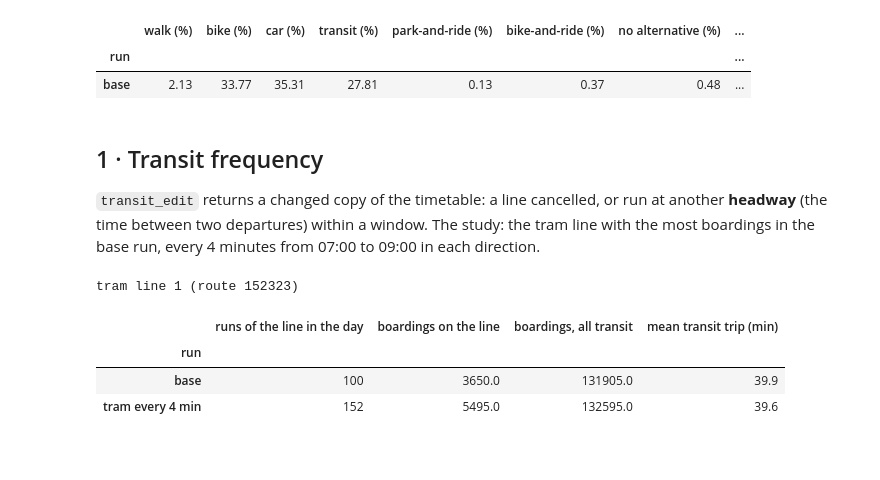
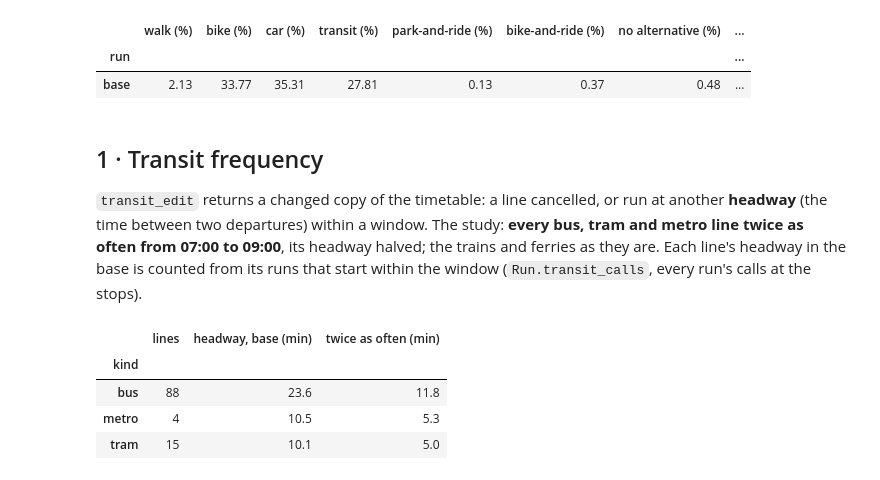
Before and after one commit to bahmanmdd/openmobisim, a Jupyter notebook: manual/tutorials/09_applications.ipynb, the cells around one changed output. Saved outputs shown, nothing was run; the diff lists cells and outputs as text; code cells hidden in the pictures; blank space fills up the shorter version.

```diff
--- a/manual/tutorials/09_applications.ipynb
+++ b/manual/tutorials/09_applications.ipynb
@@ -161,43 +163,35 @@ table("base")
 ## 1 · Transit frequency
 
 `transit_edit` returns a changed copy of the timetable: a line cancelled, or run at another **headway** (the time
-between two departures) within a window. The study: the tram line with the most boardings in the base run, every
-4 minutes from 07:00 to 09:00 in each direction.
+between two departures) within a window. The study: **every bus, tram and metro line twice as often from 07:00 to
+09:00**, its headway halved; the trains and ferries as they are. Each line's headway in the base is counted from its
+runs that start within the window (`Run.transit_calls`, every run's calls at the stops).
 # %%
 calls = base.transit_calls()
-boardings = collections.Counter()
-for line, kind, b in zip(calls["line"], calls["kind"], calls["boardings"]):
-    if kind == "tram":
-        boardings[line] += b
-line, _ = boardings.most_common(1)[0]
+first, line_of = {}, {}
+for run, name, kind, departs in zip(calls["run"], calls["line"], calls["kind"], calls["scheduled_departure_s"]):
+    if run not in first or departs < first[run]:
+        first[run] = departs  # the run's first call in the study area
+    line_of[run] = (name, kind)
+in_peak = collections.Counter(line_of[r] for r, s in first.items() if 7 * 3600 <= s < 9 * 3600)
 lines = transit.lines()
-route = next(r for r, n, k in zip(lines["route_id"], lines["name"], lines["kind"]) if n == line and k == "tram")
-frequent = ms.transit_edit(transit, headway={route: (240, 7 * 3600, 9 * 3600)})
-
-
-def tram(run, timetable):
-    c = run.transit_calls()
-    t = timetable.lines()
-    i = t["route_id"].index(route)
-    on_line = [b for ln, k, b in zip(c["line"], c["kind"], c["boardings"]) if ln == line and k == "tram"]
-    transit_mode = run.completion_by_mode["transit"]
-    return {
-        "runs of the line in the day": t["runs"][i],
-        "boardings on the line": sum(on_line),
-        "boardings, all transit": run.transit_summary["boardings"],
-        "mean transit trip (min)": transit_mode["total_travel_time_s"] / transit_mode["completed_people"] / 60,
-    }
-
-
-more = simulate("tram every 4 min", timetable=frequent)
-print(f"tram line {line} (route {route})")
-pd.DataFrame(
-    [tram(base, transit), tram(more, frequent)], index=pd.Index(["base", "tram every 4 min"], name="run")
+route_ids = collections.defaultdict(list)
+for route_id, name, kind in zip(lines["route_id"], lines["name"], lines["kind"]):
+    route_ids[(name, kind)].append(route_id)
+headways, rows = {}, []
+for (name, kind), runs_in_peak in in_peak.items():
+    if kind in ("bus", "tram", "metro") and runs_in_peak >= 2 and len(route_ids[(name, kind)]) == 1:
+        now = 2 * 7200 / runs_in_peak  # seconds between departures: two directions over two hours
+        headways[route_ids[(name, kind)][0]] = (max(60, round(now / 2)), 7 * 3600, 9 * 3600)
+        rows.append({"kind": kind, "headway, base (min)": now / 60, "twice as often (min)": now / 120})
+double = ms.transit_edit(transit, headway=headways)
+pd.DataFrame(rows).groupby("kind").agg(
+    lines=("kind", "size"), **{c: (c, "mean") for c in ("headway, base (min)", "twice as often (min)")}
 ).round(1)
 # %% [output]
-tram line 1 (route 152323)
-|  | runs of the line in the day | boardings on the line | boardings, all transit | mean transit trip (min) |
-| run |  |  |  |  |
-| base | 100 | 3650.0 | 131905.0 | 39.9 |
-| tram every 4 min | 152 | 5495.0 | 132595.0 | 39.6 |
+|  | lines | headway, base (min) | twice as often (min) |
+| kind |  |  |  |
+| bus | 88 | 23.6 | 11.8 |
+| metro | 4 | 10.5 | 5.3 |
+| tram | 15 | 10.1 | 5.0 |
 # %% [markdown]
```
Also changed, not shown: parts of 62 cells of this notebook, 4 other files.
